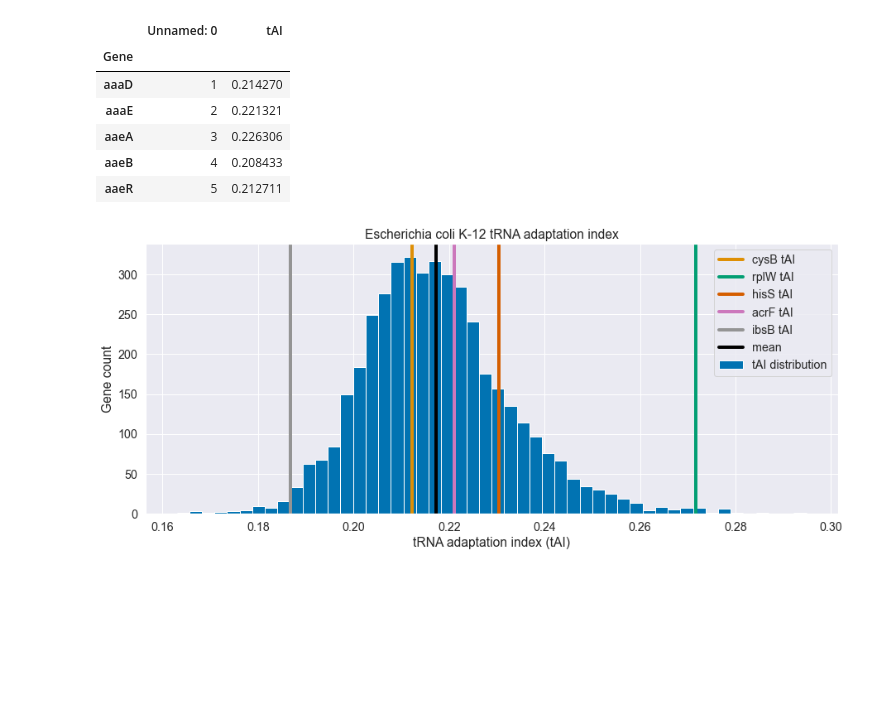
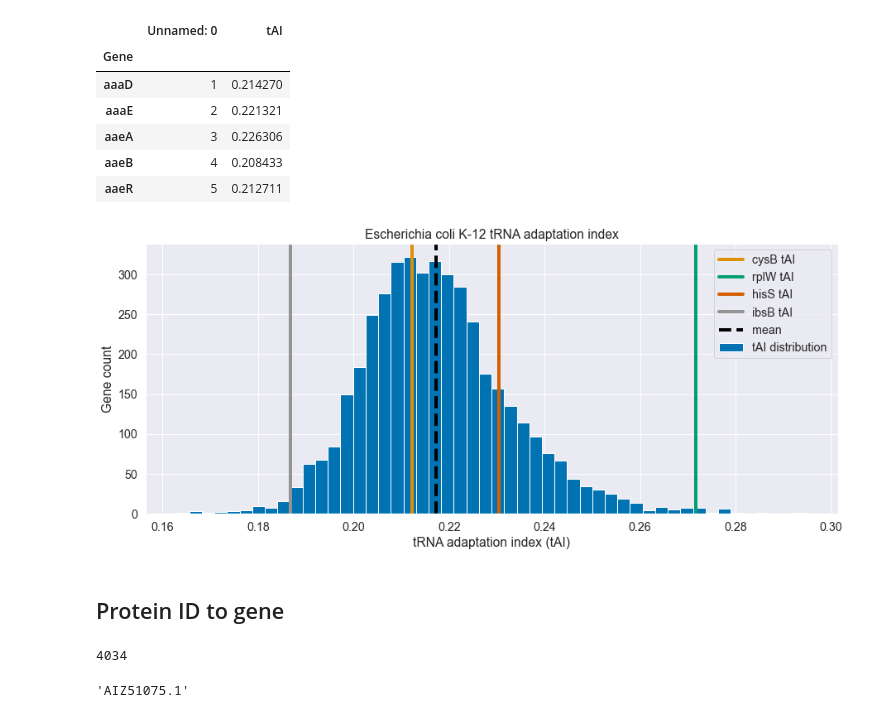
Before and after one commit to srom/nbias, a Jupyter notebook: notebook/Optimal codons (stadium tAI).ipynb, the cells around one changed output. Cells and saved outputs as stored; diff of their text form; code cells hidden in the pictures; blank space fills up the shorter version.

```diff
--- a/notebook/Optimal codons (stadium tAI).ipynb
+++ b/notebook/Optimal codons (stadium tAI).ipynb
@@ -28,21 +30,22 @@ e_coli_tai.head()
 # %%
 f, ax = plt.subplots(1, 1, figsize=(15, 6))
 
 tai_values = e_coli_tai['tAI'].values
 ax.hist(tai_values, bins=50, color=palette[0], label='tAI distribution');
 
 ax.axvline(e_coli_tai.loc['cysB']['tAI'], color=palette[1], label='cysB tAI', linewidth=4);
 ax.axvline(e_coli_tai.loc['rplW']['tAI'], color=palette[2], label='rplW tAI', linewidth=4);
 ax.axvline(e_coli_tai.loc['hisS']['tAI'], color=palette[3], label='hisS tAI', linewidth=4);
-ax.axvline(e_coli_tai.loc['acrF']['tAI'], color=palette[4], label='acrF tAI', linewidth=4);
 ax.axvline(e_coli_tai.loc['ibsB']['tAI'], color=palette[7], label='ibsB tAI', linewidth=4);
 
 mean = np.mean(tai_values)
-ax.axvline(mean, color='black', label='mean', linewidth=4);
+ax.axvline(mean, color='black', label='mean', linewidth=4, linestyle='--');
 
 ax.legend();
 ax.set_title('Escherichia coli K-12 tRNA adaptation index');
 ax.set_xlabel('tRNA adaptation index (tAI)');
 ax.set_ylabel('Gene count');
 # %% [output]
-[figure, old version]
+[figure, new version]
+# %% [markdown]
+## Protein ID to gene
@@ -48,0 +78,10 @@ ax.set_ylabel('Gene count');
+# %%
+e_coli_assembly = 'GCA_000800765.1'
+protein_id_to_gene, gene_to_protein_id = make_map_protein_id_to_gene(e_coli_assembly)
+len(protein_id_to_gene)
+# %% [output]
+4034
+# %%
+gene_to_protein_id['cysB']
+# %% [output]
+'AIZ51075.1'
```
Also changed, not shown: parts of 2 cells of this notebook, 3 other files.
